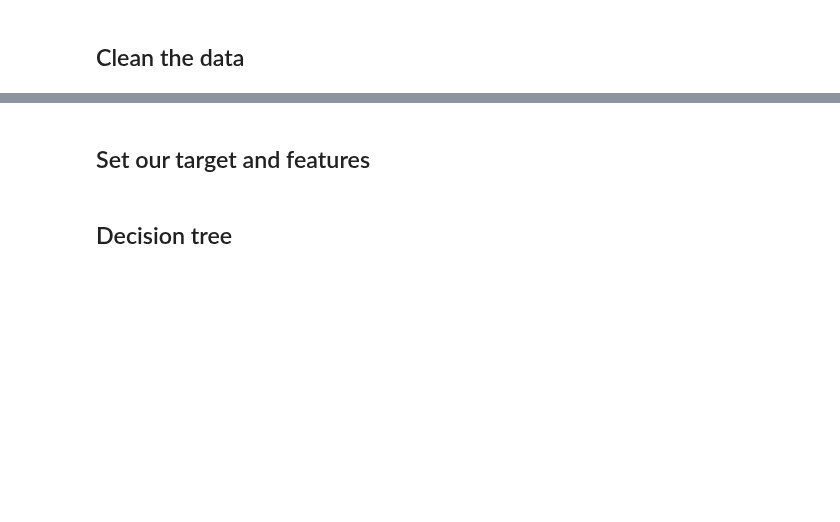
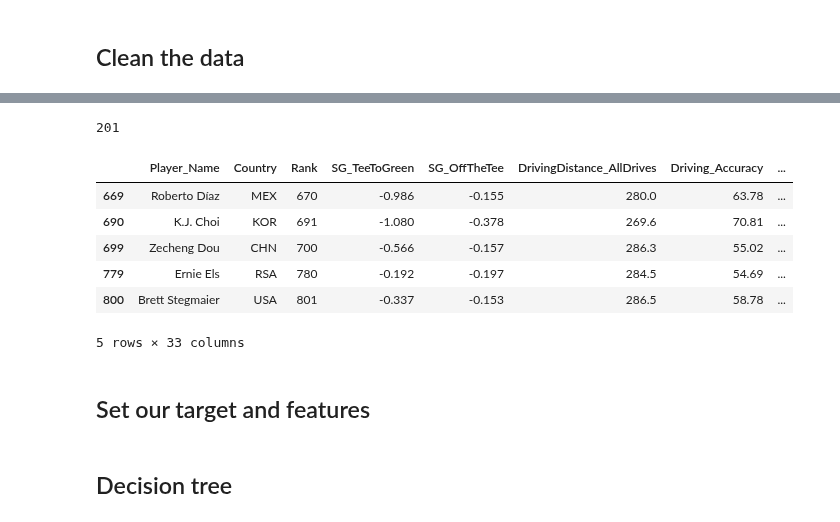
Before and after one commit to MitchellEwing/Drills, a Jupyter notebook: bootcamp/unit3/Random-Forest/If-A-Tree-Falls-In-A-Forest.ipynb, the cells around one changed output, grey strips where cells are left out. Cells and saved outputs as stored; diff of their text form; code cells hidden in the pictures; blank space fills up the shorter version.

```diff
--- a/bootcamp/unit3/Random-Forest/If-A-Tree-Falls-In-A-Forest.ipynb
+++ b/bootcamp/unit3/Random-Forest/If-A-Tree-Falls-In-A-Forest.ipynb
@@ -68,4 +48,0 @@ df.describe()
-# %%
-# For simplicity, set binary value for target_total_orders less/greater than 300.87
-df['target_cat'] = df['target_total_orders'].apply(lambda x: 1 if x > 300.87 else 0)
-df.head()
@@ -78,0 +94,18 @@ df.head()
+# %%
+# For analysis, we will drop the rows (players) where at
+# least one element is missing.
+df = df.dropna(axis='rows')
+print(len(df))
+#df.isnull().sum()
+# %% [output]
+201
+# %%
+df.tail()
+# %% [output]
+|  | Player_Name | Country | Rank | SG_TeeToGreen | SG_OffTheTee | DrivingDistance_AllDrives | Driving_Accuracy | ... |
+| 669 | Roberto Díaz | MEX | 670 | -0.986 | -0.155 | 280.0 | 63.78 | ... |
+| 690 | K.J. Choi | KOR | 691 | -1.080 | -0.378 | 269.6 | 70.81 | ... |
+| 699 | Zecheng Dou | CHN | 700 | -0.566 | -0.157 | 286.3 | 55.02 | ... |
+| 779 | Ernie Els | RSA | 780 | -0.192 | -0.197 | 284.5 | 54.69 | ... |
+| 800 | Brett Stegmaier | USA | 801 | -0.337 | -0.153 | 286.5 | 58.78 | ... |
+5 rows × 33 columns
```
Also changed, not shown: parts of 15 cells of this notebook.
